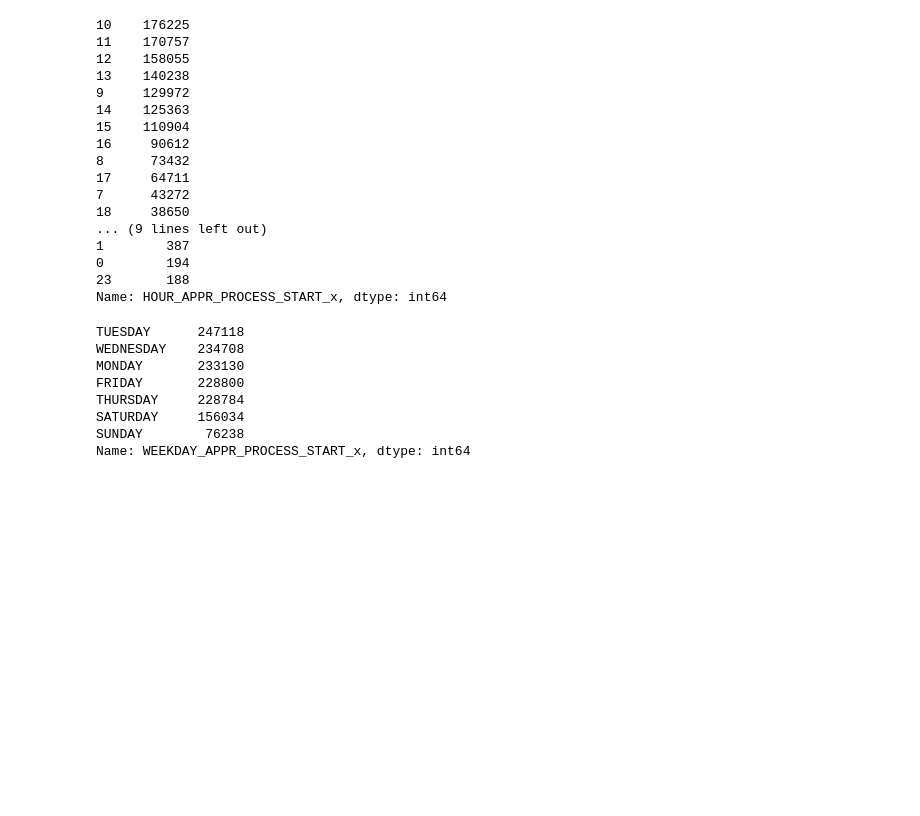
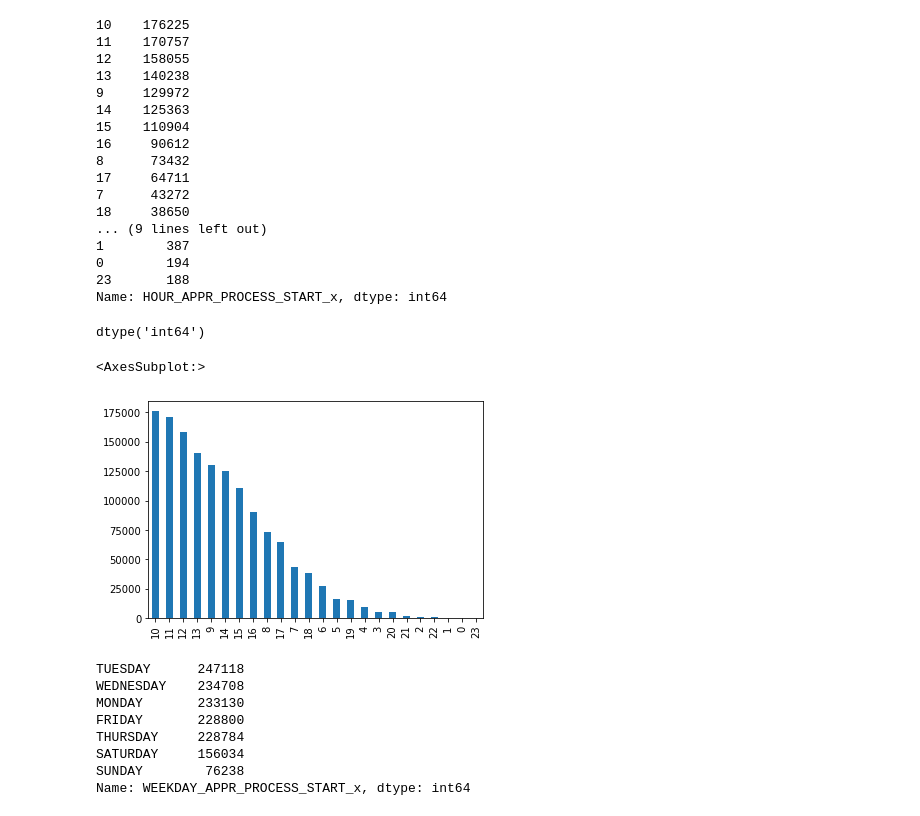
Before and after one commit to kavurisrikanth/risk-analysis-eda, a Jupyter notebook: eda_credit.ipynb, the cells around one changed output. Saved outputs shown, nothing was run; the diff lists cells and outputs as text; code cells hidden in the pictures; blank space fills up the shorter version.

```diff
--- a/eda_credit.ipynb
+++ b/eda_credit.ipynb
@@ -393,6 +647,15 @@ all_apps.HOUR_APPR_PROCESS_START_x.value_counts()
 0        194
 23       188
 Name: HOUR_APPR_PROCESS_START_x, dtype: int64
+# %%
+all_apps.HOUR_APPR_PROCESS_START_x.dtype
+# %% [output]
+dtype('int64')
+# %%
+all_apps.HOUR_APPR_PROCESS_START_x.value_counts().plot.bar()
+# %% [output]
+<AxesSubplot:>
+[figure, added]
 # %%
 all_apps.WEEKDAY_APPR_PROCESS_START_x.value_counts()
 # %% [output]
```
Also changed, not shown: parts of 54 cells of this notebook, 1 other file.
